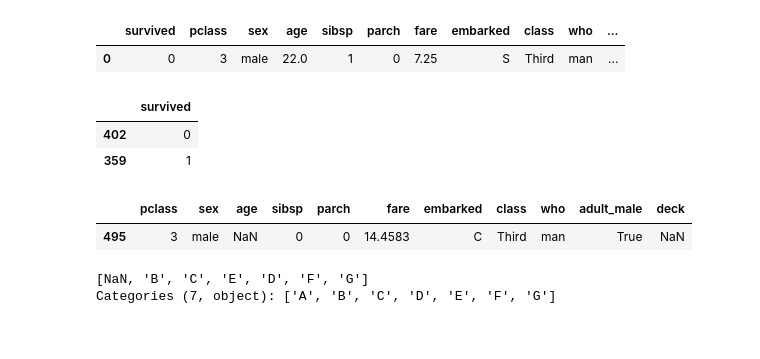
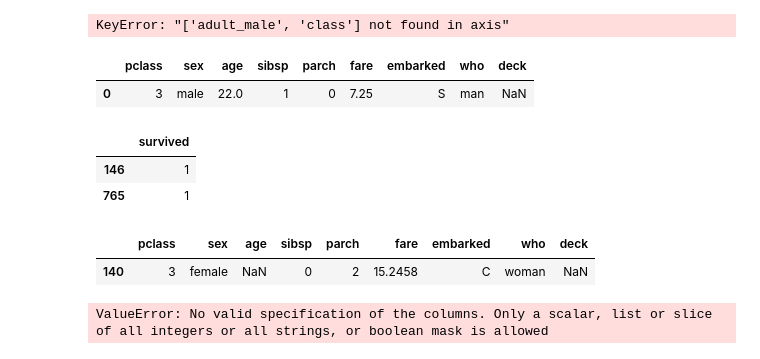
Before and after one commit to Razakhan143/AI-Artificial-Inteligence-, a Jupyter notebook: ML practice/Feature Engineering/pipline.ipynb, the cells around one changed output. Saved outputs shown, nothing was run; the diff lists cells and outputs as text; code cells hidden in the pictures.

```diff
--- a/ML practice/Feature Engineering/pipline.ipynb
+++ b/ML practice/Feature Engineering/pipline.ipynb
@@ -8,20 +8,24 @@ titanic = sns.load_dataset("titanic")
 data=titanic
 # %%
 # data.dropna(axis=0,inplace=True)
-# %%
-data.head(1)
-# %% [output]
-|  | survived | pclass | sex | age | sibsp | parch | fare | embarked | class | who | ... |
-| 0 | 0 | 3 | male | 22.0 | 1 | 0 | 7.25 | S | Third | man | ... |
+# %%
+data.drop(['adult_male','class'],axis=1,inplace=True)
+# %% [output]
+KeyError: "['adult_male', 'class'] not found in axis"
 # %%
 X=data.iloc[:,1:-3]
 y=data.iloc[:,0:1]
+# %%
+X.head(1)
+# %% [output]
+|  | pclass | sex | age | sibsp | parch | fare | embarked | who | deck |
+| 0 | 3 | male | 22.0 | 1 | 0 | 7.25 | S | man | NaN |
 # %%
 y.sample(2)
 # %% [output]
 |  | survived |
-| 402 | 0 |
-| 359 | 1 |
+| 146 | 1 |
+| 765 | 1 |
 # %%
 from sklearn.model_selection import train_test_split
 X_train, X_test, y_train, y_test = train_test_split(X, y, train_size=0.8, random_state=0, shuffle=True)
@@ -34,11 +39,6 @@ from sklearn import set_config
 # %%
-X_test.head(1)
+X_train.head(1)
 # %% [output]
-|  | pclass | sex | age | sibsp | parch | fare | embarked | class | who | adult_male | deck |
-| 495 | 3 | male | NaN | 0 | 0 | 14.4583 | C | Third | man | True | NaN |
+|  | pclass | sex | age | sibsp | parch | fare | embarked | who | deck |
+| 140 | 3 | female | NaN | 0 | 2 | 15.2458 | C | woman | NaN |
-# %%
-X_test['deck'].unique()
-# %% [output]
-[NaN, 'B', 'C', 'E', 'D', 'F', 'G']
-Categories (7, object): ['A', 'B', 'C', 'D', 'E', 'F', 'G']
 # %%
@@ -52,2 +49,6 @@ tran2=ColumnTransformer(transformers=[
+# %%
+d=tran4.fit_transform(X_train)
+# %% [output]
+ValueError: No valid specification of the columns. Only a scalar, list or slice of all integers or all strings, or boolean mask is allowed
 # %%
 tran3=ColumnTransformer(transformers=[
```
Also changed, not shown: parts of 8 cells of this notebook.
